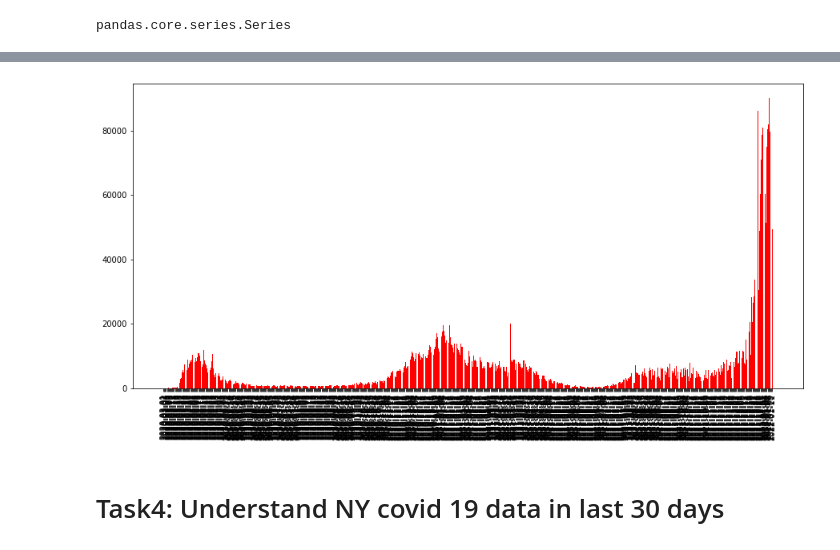
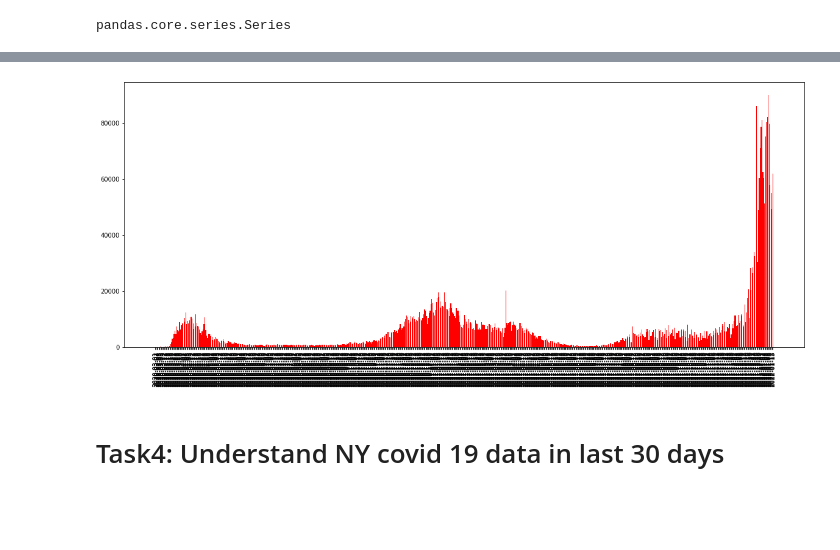
Before and after one commit to JakeLi2001/EverUp-Micro-Credential-Data-Analytics, a Jupyter notebook: Python/Unit3_Mini_Project_COVID19_DATA_ANALYSIS.ipynb, the cells around one changed output, grey strips where cells are left out. Drawn from its saved outputs; the diff is of its cells as text; code cells hidden in the pictures; blank space fills up the shorter version.

```diff
--- a/Python/Unit3_Mini_Project_COVID19_DATA_ANALYSIS.ipynb
+++ b/Python/Unit3_Mini_Project_COVID19_DATA_ANALYSIS.ipynb
@@ -164,10 +146,10 @@ ny_df.plot(kind='bar')
 # %%
-plt.figure(figsize=(15,7))
+plt.figure(figsize=(20,8))
 plt.bar(x=ny_dates, height=ny_new_cases, color='red')
 plt.xticks(rotation=90)
 plt.show()
 # %% [output]
-[figure, old version]
+[figure, new version]
 # %% [markdown]
 # Task4: Understand NY covid 19 data in last 30 days
 # %%
```
Also changed, not shown: parts of 12 cells of this notebook.
